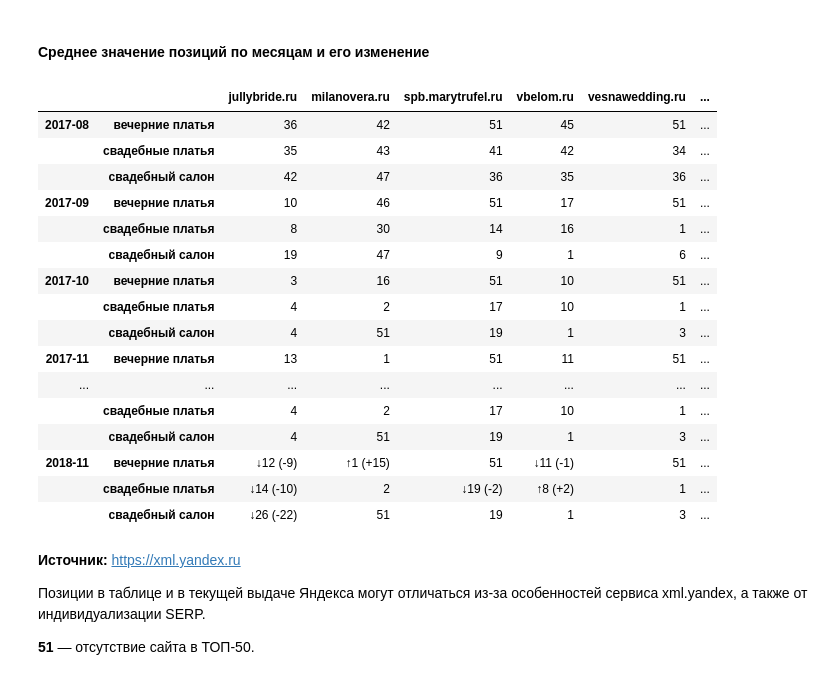
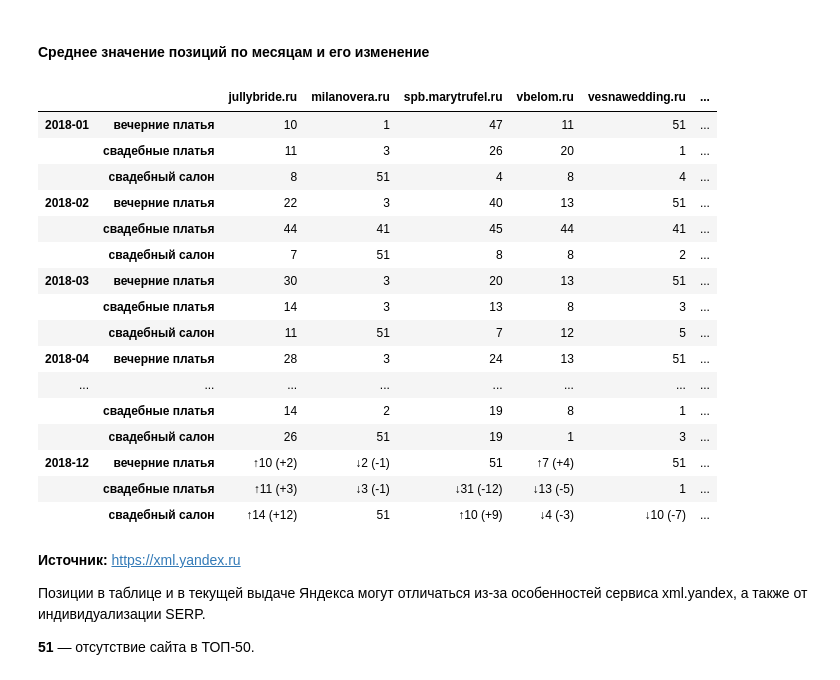
Before and after one commit to salon-love-forever/reports, a Jupyter notebook: salon-love-forever.ru.ipynb, the cells around one changed output. Cells and saved outputs as stored; diff of their text form; code cells hidden in the pictures.

```diff
--- a/salon-love-forever.ru.ipynb
+++ b/salon-love-forever.ru.ipynb
@@ -290,26 +283,26 @@ change_positions(positions['spb'][cols].loc[(slice('2018-10','2018-11'), All), A
 # %% [markdown]
 #### Среднее значение позиций по месяцам и его изменение
 # %%
-change_positions(positions['spb'][cols].unstack().resample('M',
+change_positions(positions['spb'][cols].unstack()['2018'].resample('M',
                                 kind='period').mean().applymap(lambda x: round(x)).stack())
 # %% [output]
 |  |  | jullybride.ru | milanovera.ru | spb.marytrufel.ru | vbelom.ru | vesnawedding.ru | ... |
-| 2017-08 | вечерние платья | 36 | 42 | 51 | 45 | 51 | ... |
-|  | свадебные платья | 35 | 43 | 41 | 42 | 34 | ... |
-|  | свадебный салон | 42 | 47 | 36 | 35 | 36 | ... |
-| 2017-09 | вечерние платья | 10 | 46 | 51 | 17 | 51 | ... |
-|  | свадебные платья | 8 | 30 | 14 | 16 | 1 | ... |
-|  | свадебный салон | 19 | 47 | 9 | 1 | 6 | ... |
-| 2017-10 | вечерние платья | 3 | 16 | 51 | 10 | 51 | ... |
-|  | свадебные платья | 4 | 2 | 17 | 10 | 1 | ... |
-|  | свадебный салон | 4 | 51 | 19 | 1 | 3 | ... |
-| 2017-11 | вечерние платья | 13 | 1 | 51 | 11 | 51 | ... |
+| 2018-01 | вечерние платья | 10 | 1 | 47 | 11 | 51 | ... |
+|  | свадебные платья | 11 | 3 | 26 | 20 | 1 | ... |
+|  | свадебный салон | 8 | 51 | 4 | 8 | 4 | ... |
+| 2018-02 | вечерние платья | 22 | 3 | 40 | 13 | 51 | ... |
+|  | свадебные платья | 44 | 41 | 45 | 44 | 41 | ... |
+|  | свадебный салон | 7 | 51 | 8 | 8 | 2 | ... |
+| 2018-03 | вечерние платья | 30 | 3 | 20 | 13 | 51 | ... |
+|  | свадебные платья | 14 | 3 | 13 | 8 | 3 | ... |
+|  | свадебный салон | 11 | 51 | 7 | 12 | 5 | ... |
+| 2018-04 | вечерние платья | 28 | 3 | 24 | 13 | 51 | ... |
 | ... | ... | ... | ... | ... | ... | ... | ... |
-|  | свадебные платья | 4 | 2 | 17 | 10 | 1 | ... |
-|  | свадебный салон | 4 | 51 | 19 | 1 | 3 | ... |
-| 2018-11 | вечерние платья | ↓12 (-9) | ↑1 (+15) | 51 | ↓11 (-1) | 51 | ... |
-|  | свадебные платья | ↓14 (-10) | 2 | ↓19 (-2) | ↑8 (+2) | 1 | ... |
-|  | свадебный салон | ↓26 (-22) | 51 | 19 | 1 | 3 | ... |
+|  | свадебные платья | 14 | 2 | 19 | 8 | 1 | ... |
+|  | свадебный салон | 26 | 51 | 19 | 1 | 3 | ... |
+| 2018-12 | вечерние платья | ↑10 (+2) | ↓2 (-1) | 51 | ↑7 (+4) | 51 | ... |
+|  | свадебные платья | ↑11 (+3) | ↓3 (-1) | ↓31 (-12) | ↓13 (-5) | 1 | ... |
+|  | свадебный салон | ↑14 (+12) | 51 | ↑10 (+9) | ↓4 (-3) | ↓10 (-7) | ... |
 # %% [markdown]
 **Источник:** https://xml.yandex.ru
 
```
Also changed, not shown: parts of 13 cells of this notebook.
